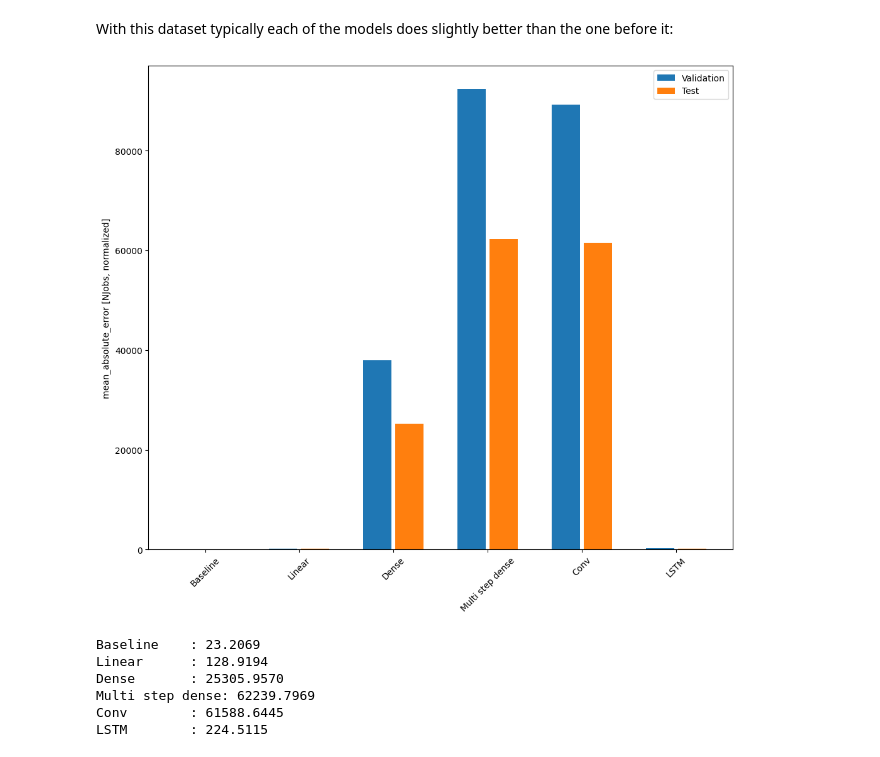
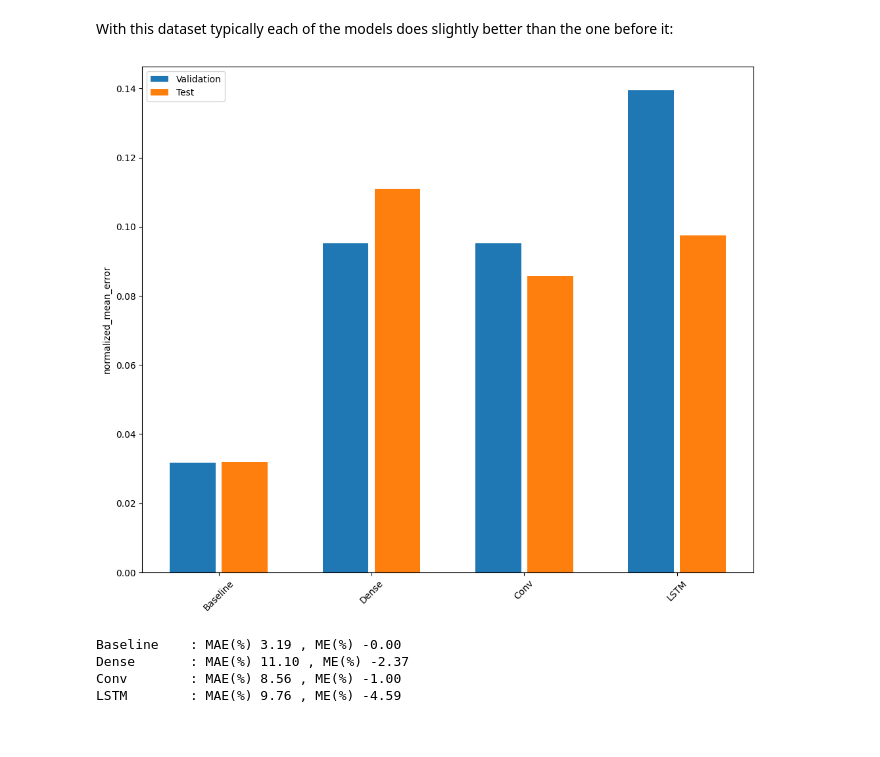
Before and after one commit to alextsaf/Thesis-NTUA, a Jupyter notebook: rnn.ipynb, the cells around one changed output. Saved outputs shown, nothing was run; the diff lists cells and outputs as text; code cells hidden in the pictures.

```diff
--- a/rnn.ipynb
+++ b/rnn.ipynb
@@ -735,6 +554,0 @@ Output shape: (32, 1, 1)
-# %%
-history = compile_and_fit(multi_step_dense, conv_window)
-
-IPython.display.clear_output()
-val_performance['Multi step dense'] = multi_step_dense.evaluate(conv_window.val)
-performance['Multi step dense'] = multi_step_dense.evaluate(conv_window.test, verbose=0)
@@ -807,6 +654,5 @@ Train and evaluate it on the ` conv_window` and it should give performance simil
 history = compile_and_fit(conv_model, conv_window)
 
 IPython.display.clear_output()
-val_performance['Conv'] = conv_model.evaluate(conv_window.val)
-performance['Conv'] = conv_model.evaluate(conv_window.test, verbose=0)
+evaluate_model(conv_model, conv_window, LABELS, 'Conv')
 # %% [output]
@@ -896,7 +717,13 @@ An important constructor argument for all Keras RNN layers, such as `tf.keras.la
 # %%
 lstm_model = tf.keras.models.Sequential([
     # Shape [batch, time, features] => [batch, time, lstm_units]
-    tf.keras.layers.LSTM(32, return_sequences=True),
+    tf.keras.layers.LSTM(64, return_sequences=True),
+    tf.keras.layers.LSTM(64, return_sequences=True),
     # Shape => [batch, time, features]
-    tf.keras.layers.Dense(units=1)
+    tf.keras.layers.Dropout(0.2),
+    tf.keras.layers.Dense(units=16, activation='relu'),
+    tf.keras.layers.Dense(units=16, activation='relu'),
+    tf.keras.layers.Dropout(0.2),
+    tf.keras.layers.Dense(units=8, activation='relu'),
+    tf.keras.layers.Dense(units=2)
 ])
@@ -914,6 +731,5 @@ Output shape: (32, 24, 1)
 history = compile_and_fit(lstm_model, wide_window)
 
 IPython.display.clear_output()
-val_performance['LSTM'] = lstm_model.evaluate(wide_window.val)
-performance['LSTM'] = lstm_model.evaluate(wide_window.test, verbose=0)
+evaluate_model(lstm_model, wide_window, LABELS, 'LSTM')
 # %% [output]
@@ -937,26 +770,24 @@ With this dataset typically each of the models does slightly better than the one
 # %%
 x = np.arange(len(performance))
 width = 0.3
-metric_name = 'mean_absolute_error'
+metric_name = 'normalized_mean_error'
 metric_index = lstm_model.metrics_names.index('mean_absolute_error')
-val_mae = [v[metric_index] for v in val_performance.values()]
-test_mae = [v[metric_index] for v in performance.values()]
+val_mae = [v[0] for v in val_performance.values()]
+test_mae = [v[0] for v in performance.values()]
 
-plt.ylabel('mean_absolute_error [NJobs, normalized]')
+plt.ylabel('normalized_mean_error')
 plt.bar(x - 0.17, val_mae, width, label='Validation')
 plt.bar(x + 0.17, test_mae, width, label='Test')
 plt.xticks(ticks=x, labels=performance.keys(),
            rotation=45)
 _ = plt.legend()
 # %% [output]
-[figure, old version]
+[figure, new version]
 # %%
 for name, value in performance.items():
-  print(f'{name:12s}: {value[1]:0.4f}')
+  print(f'{name:12s}: MAE(%) {100*value[0]:0.2f} , ME(%) {100*value[1]:0.2f}')
 # %% [output]
-Baseline    : 23.2069
-Linear      : 128.9194
-Dense       : 25305.9570
-Multi step dense: 62239.7969
-Conv        : 61588.6445
-LSTM        : 224.5115
+Baseline    : MAE(%) 3.19 , ME(%) -0.00
+Dense       : MAE(%) 11.10 , ME(%) -2.37
+Conv        : MAE(%) 8.56 , ME(%) -1.00
+LSTM        : MAE(%) 9.76 , ME(%) -4.59
```
Also changed, not shown: parts of 138 cells of this notebook.
